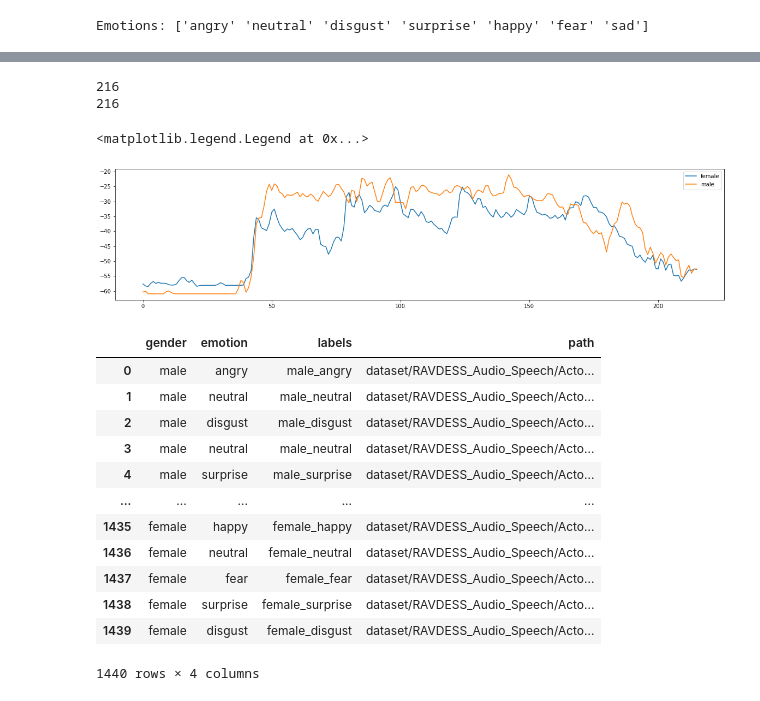
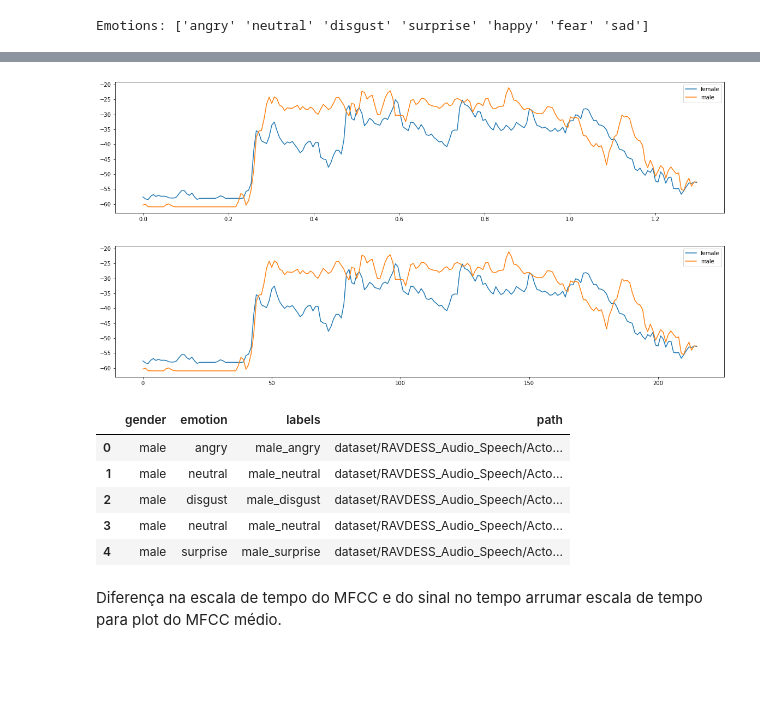
Before and after one commit to TulioChiodi/AEmotion, a Jupyter notebook: preprocessing.ipynb, the cells around one changed output, grey strips where cells are left out. Drawn from its saved outputs; the diff is of its cells as text; code cells hidden in the pictures; blank space fills up the shorter version.

```diff
--- a/preprocessing.ipynb
+++ b/preprocessing.ipynb
@@ -247,17 +197,41 @@ plt.legend()
+# %%
+# Source - RAVDESS; Gender - Female; Emotion - happy
+path = RAV_df['path'][RAV_df['labels']=='female_happy'].iloc[1]
+X, sample_rate = librosa.load(path, res_type='kaiser_fast',duration=2.5,sr=22050*2,offset=0.5)
+female = librosa.feature.mfcc(y=X, sr=sample_rate, n_mfcc=13)
+female = np.mean(librosa.feature.mfcc(y=X, sr=sample_rate, n_mfcc=13), axis=0)
+
+# Source - RAVDESS; Gender - Male; Emotion - happy
+path = RAV_df['path'][RAV_df['labels']=='male_happy'].iloc[1]
+X, sample_rate = librosa.load(path, res_type='kaiser_fast',duration=2.5,sr=22050*2,offset=0.5)
+male = librosa.feature.mfcc(y=X, sr=sample_rate, n_mfcc=13)
+male = np.mean(librosa.feature.mfcc(y=X, sr=sample_rate, n_mfcc=13), axis=0)
+
+# Time vector
+audio_len = len(X)/sr
+time = np.linspace(0, audio_len - 1, len(female))
+
+# Plot the two audio waves together
+plt.figure(figsize=(20, 15))
+plt.subplot(3,1,1)
+plt.plot(time, female, label='female')
+plt.plot(time, male, label='male')
+plt.legend()
+plt.show()
+# %% [output]
+[figure, added]
 # %%
 # Source - RAVDESS; Gender - Female; Emotion - happy
 path = RAV_df['path'][RAV_df['labels']=='female_happy'].iloc[1]
 X, sample_rate = librosa.load(path, res_type='kaiser_fast',duration=2.5,sr=22050*2,offset=0.5)
 female = librosa.feature.mfcc(y=X, sr=sample_rate, n_mfcc=13)
 female = np.mean(librosa.feature.mfcc(y=X, sr=sample_rate, n_mfcc=13), axis=0)
-print(len(female))
 
 # Source - RAVDESS; Gender - Male; Emotion - happy
 path = RAV_df['path'][RAV_df['labels']=='male_happy'].iloc[1]
 X, sample_rate = librosa.load(path, res_type='kaiser_fast',duration=2.5,sr=22050*2,offset=0.5)
 male = librosa.feature.mfcc(y=X, sr=sample_rate, n_mfcc=13)
 male = np.mean(librosa.feature.mfcc(y=X, sr=sample_rate, n_mfcc=13), axis=0)
-print(len(male))
 
 # Plot the two audio waves together
 plt.figure(figsize=(20, 15))
@@ -265,17 +239,15 @@ plt.subplot(3,1,1)
 plt.plot(female, label='female')
 plt.plot(male, label='male')
 plt.legend()
+plt.show()
 # %% [output]
-216
-216
-<matplotlib.legend.Legend at 0x...>
 [figure]
 # %%
 RAV_df.to_csv('RAVDESS_dataframe.csv', index=False)
 # %%
 df = pd.read_csv('RAVDESS_dataframe.csv')
 # %%
-df
+df.head()
 # %% [output]
 |  | gender | emotion | labels | path |
 | 0 | male | angry | male_angry | dataset/RAVDESS_Audio_Speech/Acto... |
@@ -283,10 +255,6 @@ df
 | 2 | male | disgust | male_disgust | dataset/RAVDESS_Audio_Speech/Acto... |
 | 3 | male | neutral | male_neutral | dataset/RAVDESS_Audio_Speech/Acto... |
 | 4 | male | surprise | male_surprise | dataset/RAVDESS_Audio_Speech/Acto... |
-| ... | ... | ... | ... | ... |
-| 1435 | female | happy | female_happy | dataset/RAVDESS_Audio_Speech/Acto... |
-| 1436 | female | neutral | female_neutral | dataset/RAVDESS_Audio_Speech/Acto... |
-| 1437 | female | fear | female_fear | dataset/RAVDESS_Audio_Speech/Acto... |
-| 1438 | female | surprise | female_surprise | dataset/RAVDESS_Audio_Speech/Acto... |
-| 1439 | female | disgust | female_disgust | dataset/RAVDESS_Audio_Speech/Acto... |
-1440 rows × 4 columns
+# %% [markdown]
+Diferença na escala de tempo do MFCC e do sinal no tempo
+arrumar escala de tempo para plot do MFCC médio.
```
Also changed, not shown: parts of 22 cells of this notebook, 2 other files.
